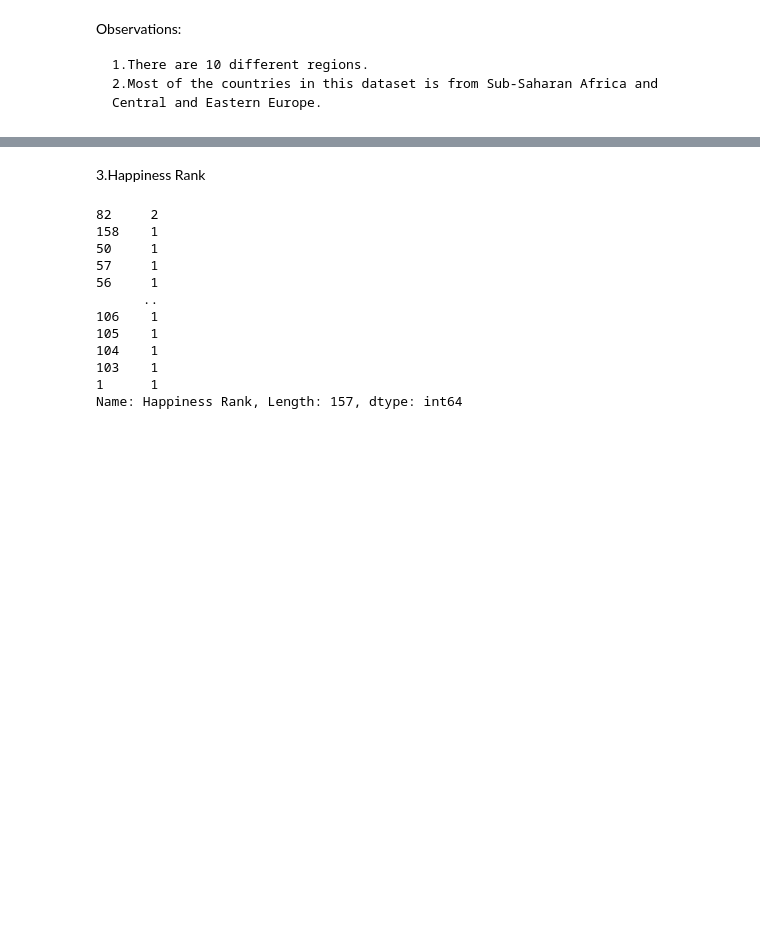
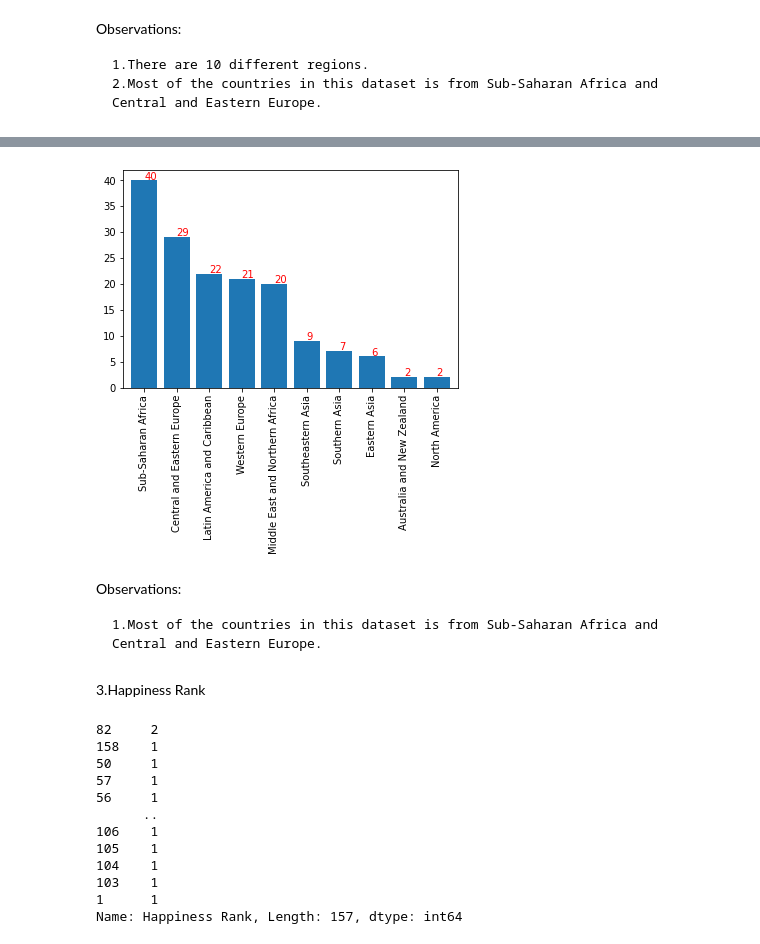
Before and after one commit to naveenabd17/Naveen-DataScience, a Jupyter notebook: World Happiness Report.ipynb, the cells around one changed output, grey strips where cells are left out. Drawn from its saved outputs; the diff is of its cells as text; code cells hidden in the pictures; blank space fills up the shorter version.

```diff
--- a/World Happiness Report.ipynb
+++ b/World Happiness Report.ipynb
@@ -174,3 +184,14 @@ sns.countplot(df['Region'])
+# %%
+s = df['Region'].value_counts()
+ax=s.plot.bar(width=.8)
+for i, v in s.reset_index().iterrows():
+    ax.text(i, v.Region + 0.2 , v.Region, color='red')
+# %% [output]
+[figure, added]
+# %% [markdown]
+Observations:
+
+    1.Most of the countries in this dataset is from Sub-Saharan Africa and Central and Eastern Europe.
 # %% [markdown]
 3.Happiness Rank
 # %%
```
Also changed, not shown: parts of 8 cells of this notebook.
